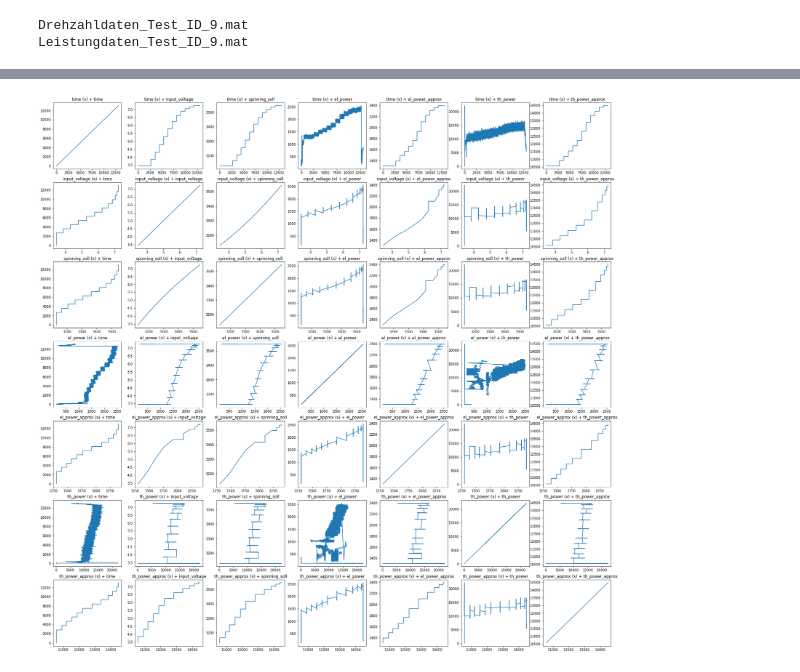
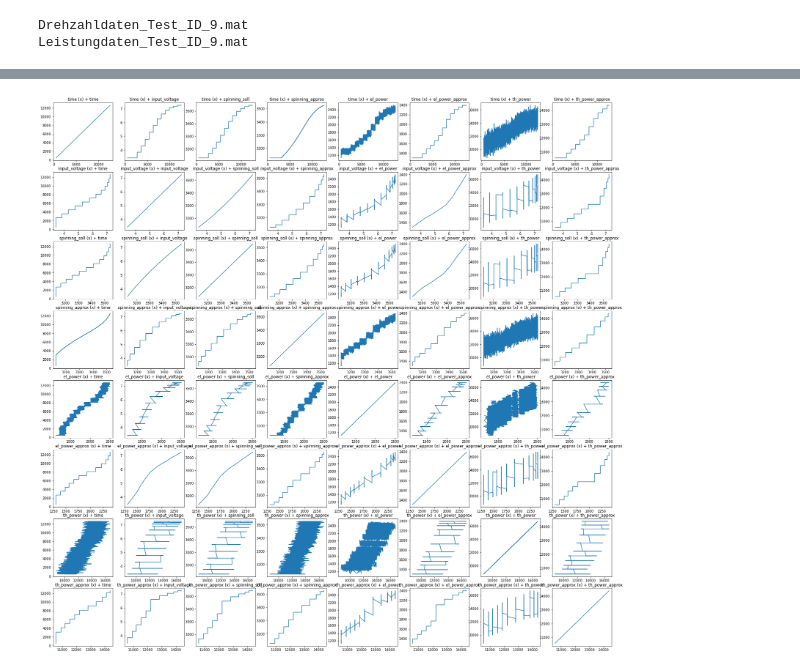
Before and after one commit to Energy-Theory-Guided-Data-Science/Gas-Turbine, a Jupyter notebook: Code/03_Data_Preperation.ipynb, the cells around one changed output, grey strips where cells are left out. Saved outputs shown, nothing was run; the diff lists cells and outputs as text; code cells hidden in the pictures.

```diff
--- a/Code/03_Data_Preperation.ipynb
+++ b/Code/03_Data_Preperation.ipynb
@@ -53,17 +56,22 @@ def prepData9(data, endtime):
     time = pp.downsampleData(data[0]['t_n'], data[0]['t_n'],sample_size=endtime)[:, 1]
     input_voltage = pp.downsampleData(data[0]['t_n'], data[0]['u_ary'], sample_size=endtime)[:, 1]
     spinning_soll = pp.downsampleData(data[0]['t_n'], data[0]['n_soll'], sample_size=endtime)[:, 1]
+    time_splits = [time[i] for i in range(len(time)-1) if abs(input_voltage[i] - input_voltage[i+1]) > 0.01]
+    value_splits = [spinning_soll[i] for i in range(len(spinning_soll)-1) if abs(input_voltage[i] - input_voltage[i+1]) > 0.01]
+    time_splits.insert(0, 0)
+    value_splits.insert(0, spinning_soll[0])
+    time_splits.append(time[-1])
+    value_splits.append(spinning_soll[-1])
+    dummy, spinning_approx = pp.applyConstraint(time_splits, value_splits)
     el_power = pp.downsampleData(data[1]['t_pel'][::2], data[1]['P_el_rms'][::2], sample_size=endtime)[:,1]
     el_power_approx = pp.downsampleData(data[1]['t_pel'][::2], data[1]['p_pel'][::2], sample_size=endtime)[:,1]
     th_power = pp.downsampleData(data[1]['t_n_th'], data[1]['P_th_mean'], sample_size=endtime)[:,1]
     dummy, th_power_approx = pp.fillData(data[1]['t_pth'][::2], data[1]['p_pth'][::2])
 
-    print(len(input_voltage))
-    print(len(th_power_approx))
-
     time = time[:endtime]
     input_voltage = input_voltage[:endtime]
     spinning_soll = spinning_soll[:endtime]
+    spinning_approx = spinning_approx[:endtime]
     el_power = el_power[:endtime]
     el_power_approx = el_power_approx[:endtime]
     th_power = th_power[:endtime]
@@ -72,6 +80,7 @@ def prepData9(data, endtime):
     df['time'] = time
     df['input_voltage'] = input_voltage
     df['spinning_soll'] = spinning_soll
+    df['spinning_approx'] = spinning_approx
     df['el_power'] = el_power
     df['el_power_approx'] = el_power_approx
     df['th_power'] = th_power
@@ -119,6 +133,6 @@ data_spinning_9 = raw_data_9['Drehzahldaten_Test_ID_9']
 data_power_9 = raw_data_9['Leistungdaten_Test_ID_9']
 data_9 = [data_spinning_9, data_power_9]
 # %%
-df_9 = prepData9(data_9, 12600)
+df_9 = prepData9(data_9, 11600)
 df_9.to_csv(SAVE_FOLDER + 'experiment_9.csv',
          index = False, sep =  "|", encoding = "utf-8")
@@ -127,0 +139,2 @@ df_9.to_csv(SAVE_FOLDER + 'experiment_9.csv',
+# %%
+df_9_short = df_9[450:-400]
@@ -128,4 +147,4 @@ df_9.to_csv(SAVE_FOLDER + 'experiment_9.csv',
 # %%
-plotCrossPlots(df_9)
+plotCrossPlots(df_9_short)
 # %% [output]
-[figure, old version]
+[figure, new version]
```
Also changed, not shown: parts of 8 cells of this notebook, 2 other files.
